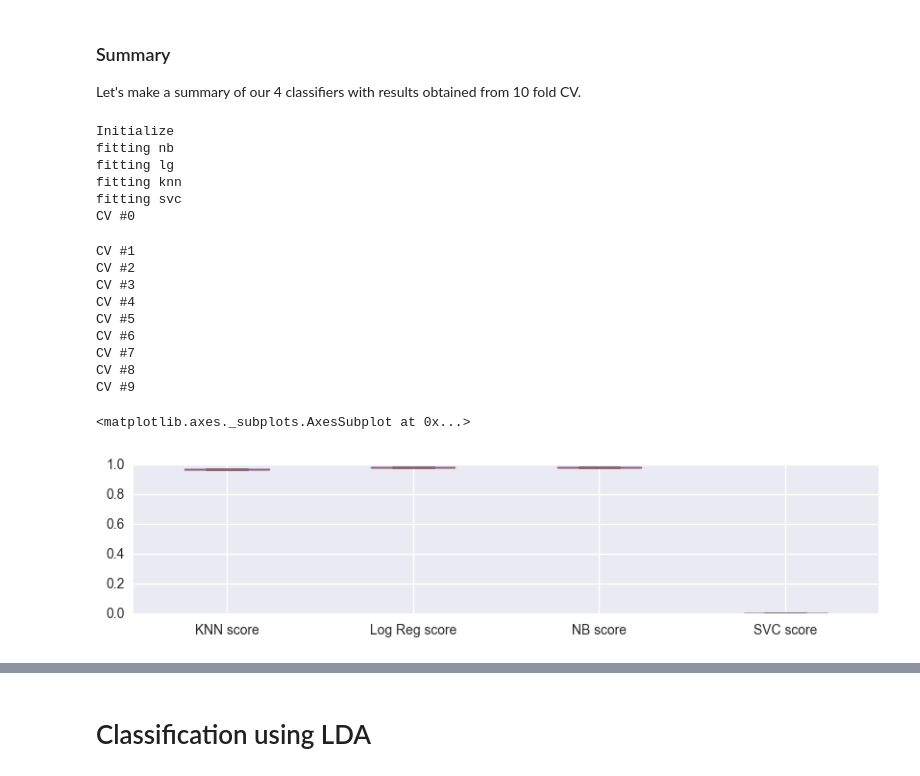
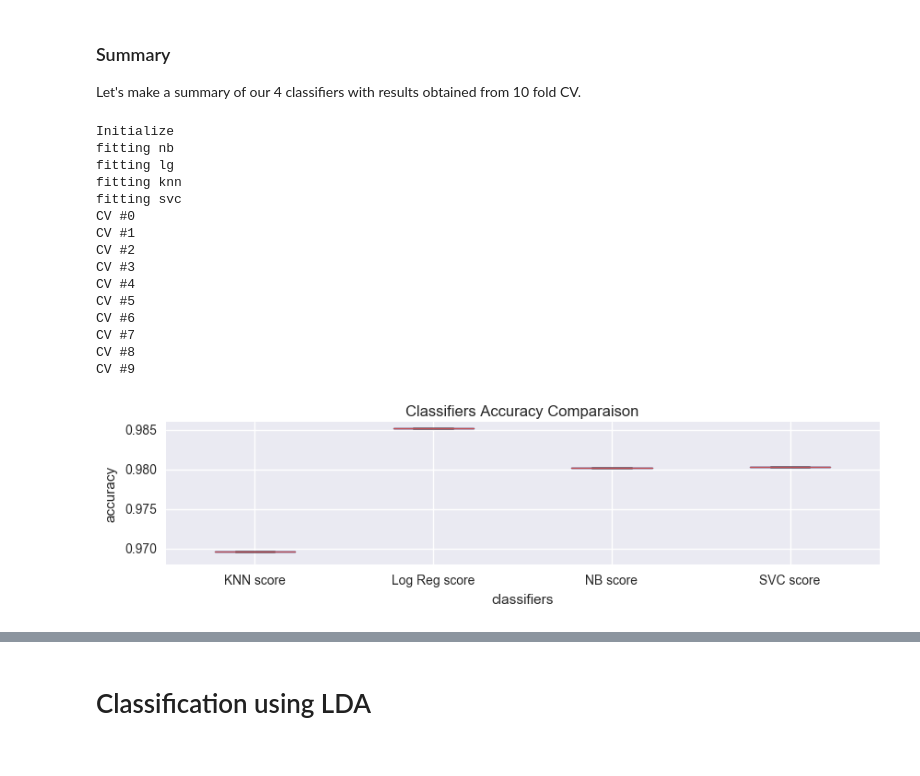
Before and after one commit to yamash/PDMassignment, a Jupyter notebook: 3 - Classification.ipynb, the cells around one changed output, grey strips where cells are left out. Saved outputs shown, nothing was run; the diff lists cells and outputs as text; code cells hidden in the pictures.

```diff
--- a/3 - Classification.ipynb
+++ b/3 - Classification.ipynb
@@ -344,7 +344,7 @@ print('Initialize')
 # Initalize clafssifiers
 lg_clf = LogisticRegression(C=1,max_iter = 200, class_weight='balanced')
 knn_clf = KNeighborsClassifier(n_neighbors=15)
-svc_clf = SVC(C=0.1, gamma=0.001)
+svc_clf = SVC()
 nb_clf = MultinomialNB()
 
 # Split the dataset
@@ -375,15 +375,15 @@ fitting lg
 fitting knn
 fitting svc
 CV #0
+CV #1
+CV #2
+CV #3
+CV #4
+CV #5
+CV #6
+CV #7
+CV #8
+CV #9
-CV #1
-CV #2
-CV #3
-CV #4
-CV #5
-CV #6
-CV #7
-CV #8
-CV #9
 # %%
 df_clf = pd.DataFrame(
     {'NB score': lst_nb,
@@ -394,6 +394,9 @@ df_clf = pd.DataFrame(
 # %%
 plt.figure(figsize=(10,2))
 df_clf.boxplot()
+plt.title('Classifiers Accuracy Comparaison')
+plt.ylabel('accuracy')
+plt.xlabel('classifiers')
+plt.show()
 # %% [output]
-<matplotlib.axes._subplots.AxesSubplot at 0x...>
-[figure, old version]
+[figure, new version]
```
Also changed, not shown: parts of 3 cells of this notebook.
